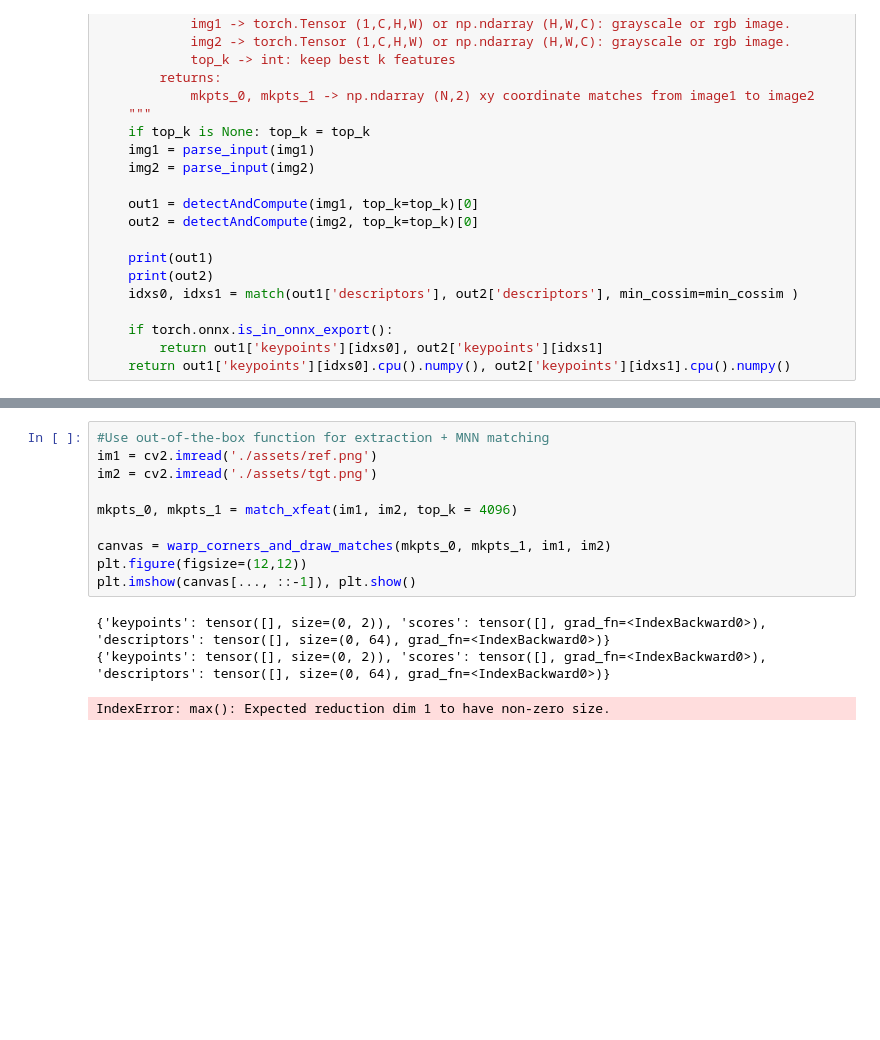
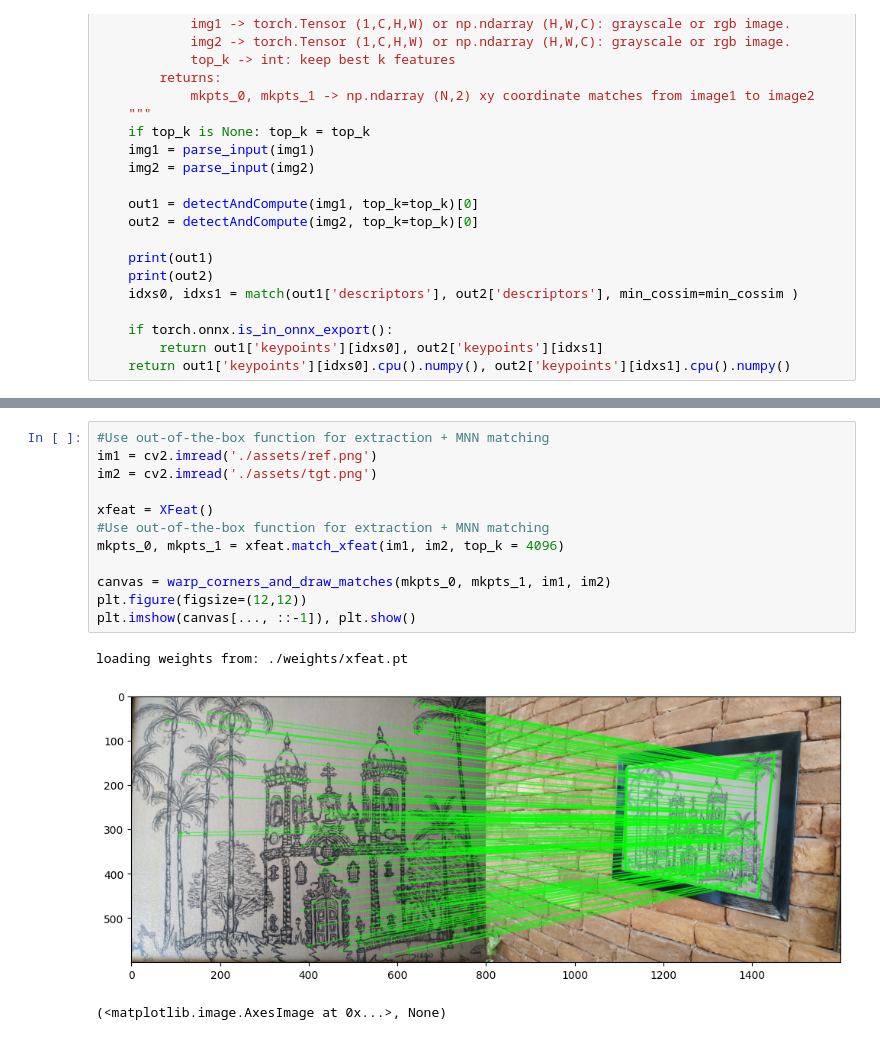
Before and after one commit to aarijimam/accelerated_features, a Jupyter notebook: tf_matching.ipynb, the cells around one changed output, grey strips where cells are left out. Cells and saved outputs as stored; diff of their text form; blank space fills up the shorter version.

Commit message:
feat: added xfeat matvhing to notebook

```diff
--- a/tf_matching.ipynb
+++ b/tf_matching.ipynb
@@ -378,14 +621,16 @@ def match_xfeat(img1, img2, top_k = None, min_cossim = -1):
 # %%
 #Use out-of-the-box function for extraction + MNN matching
 im1 = cv2.imread('./assets/ref.png')
 im2 = cv2.imread('./assets/tgt.png')
 
-mkpts_0, mkpts_1 = match_xfeat(im1, im2, top_k = 4096)
+xfeat = XFeat()
+#Use out-of-the-box function for extraction + MNN matching
+mkpts_0, mkpts_1 = xfeat.match_xfeat(im1, im2, top_k = 4096)
 
 canvas = warp_corners_and_draw_matches(mkpts_0, mkpts_1, im1, im2)
 plt.figure(figsize=(12,12))
 plt.imshow(canvas[..., ::-1]), plt.show()
 # %% [output]
-{'keypoints': tensor([], size=(0, 2)), 'scores': tensor([], grad_fn=<IndexBackward0>), 'descriptors': tensor([], size=(0, 64), grad_fn=<IndexBackward0>)}
-{'keypoints': tensor([], size=(0, 2)), 'scores': tensor([], grad_fn=<IndexBackward0>), 'descriptors': tensor([], size=(0, 64), grad_fn=<IndexBackward0>)}
+loading weights from: ./weights/xfeat.pt
+[figure, added]
-IndexError: max(): Expected reduction dim 1 to have non-zero size.
+(<matplotlib.image.AxesImage at 0x...>, None)
```
Also changed, not shown: parts of 1 cell of this notebook, 1 other file.
